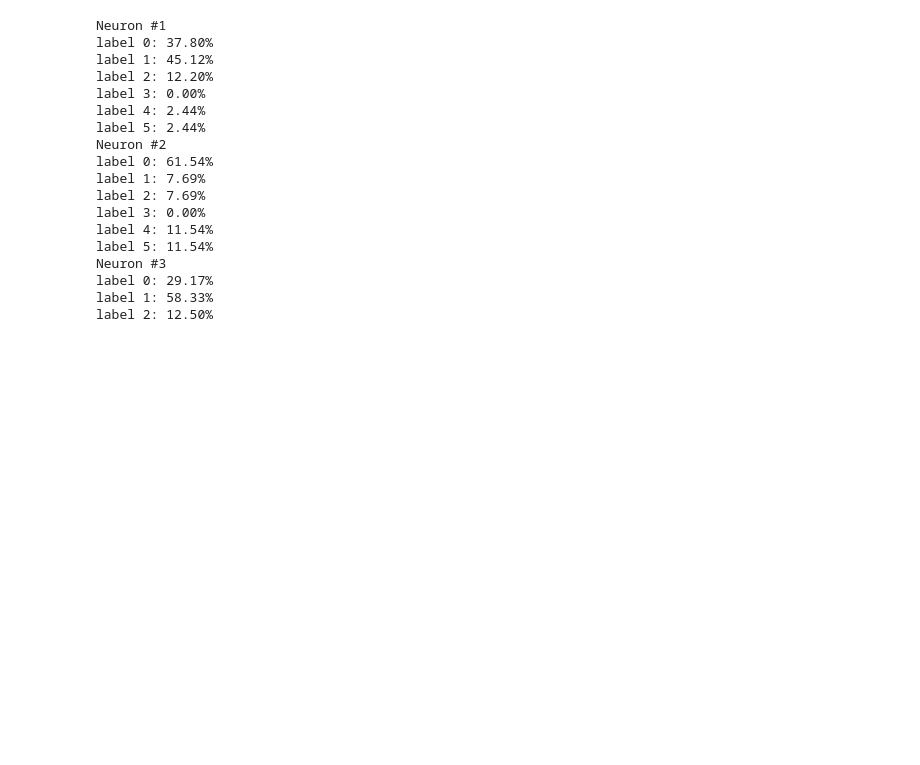
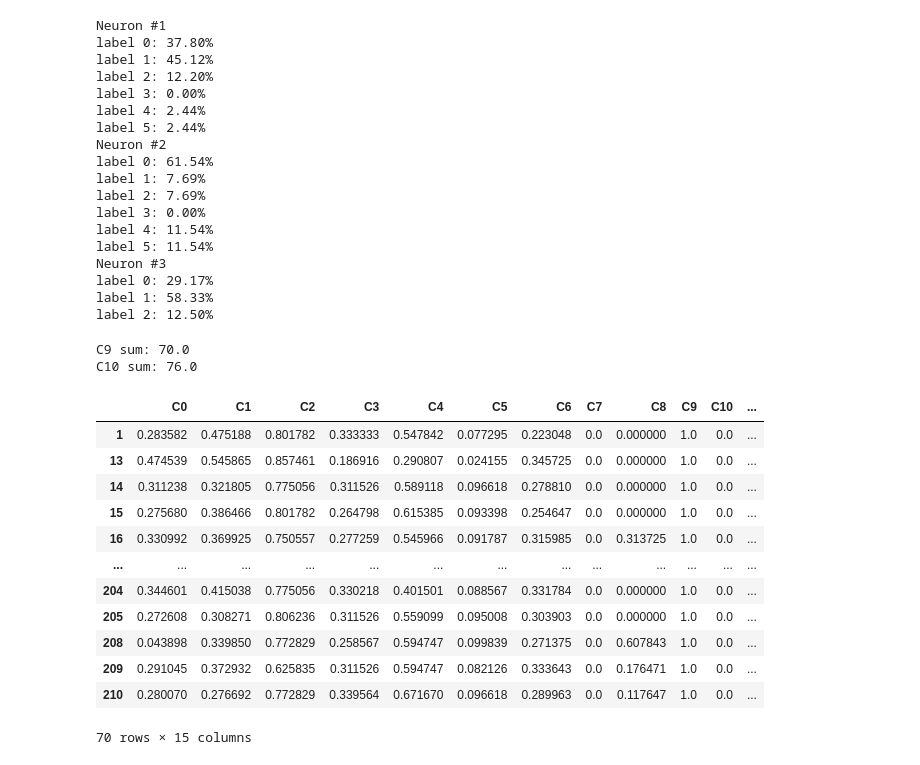
Before and after one commit to RelaxingCoyote/neural_networks, a Jupyter notebook: lb 2 kohonen maps/kohonen_maps.ipynb, the cells around one changed output. Drawn from its saved outputs; the diff is of its cells as text; code cells hidden in the pictures; blank space fills up the shorter version.

```diff
--- a/lb 2 kohonen maps/kohonen_maps.ipynb
+++ b/lb 2 kohonen maps/kohonen_maps.ipynb
@@ -895,3 +914,25 @@ Neuron #3
 label 0: 29.17%
 label 1: 58.33%
 label 2: 12.50%
+# %%
+print('C9 sum:',df['C9'].sum())
+print('C10 sum:',df['C10'].sum())
+# %% [output]
+C9 sum: 70.0
+C10 sum: 76.0
+# %%
+df[df['C9'] == 1]
+# %% [output]
+|  | C0 | C1 | C2 | C3 | C4 | C5 | C6 | C7 | C8 | C9 | C10 | ... |
+| 1 | 0.283582 | 0.475188 | 0.801782 | 0.333333 | 0.547842 | 0.077295 | 0.223048 | 0.0 | 0.000000 | 1.0 | 0.0 | ... |
+| 13 | 0.474539 | 0.545865 | 0.857461 | 0.186916 | 0.290807 | 0.024155 | 0.345725 | 0.0 | 0.000000 | 1.0 | 0.0 | ... |
+| 14 | 0.311238 | 0.321805 | 0.775056 | 0.311526 | 0.589118 | 0.096618 | 0.278810 | 0.0 | 0.000000 | 1.0 | 0.0 | ... |
+| 15 | 0.275680 | 0.386466 | 0.801782 | 0.264798 | 0.615385 | 0.093398 | 0.254647 | 0.0 | 0.000000 | 1.0 | 0.0 | ... |
+| 16 | 0.330992 | 0.369925 | 0.750557 | 0.277259 | 0.545966 | 0.091787 | 0.315985 | 0.0 | 0.313725 | 1.0 | 0.0 | ... |
+| ... | ... | ... | ... | ... | ... | ... | ... | ... | ... | ... | ... | ... |
+| 204 | 0.344601 | 0.415038 | 0.775056 | 0.330218 | 0.401501 | 0.088567 | 0.331784 | 0.0 | 0.000000 | 1.0 | 0.0 | ... |
+| 205 | 0.272608 | 0.308271 | 0.806236 | 0.311526 | 0.559099 | 0.095008 | 0.303903 | 0.0 | 0.000000 | 1.0 | 0.0 | ... |
+| 208 | 0.043898 | 0.339850 | 0.772829 | 0.258567 | 0.594747 | 0.099839 | 0.271375 | 0.0 | 0.607843 | 1.0 | 0.0 | ... |
+| 209 | 0.291045 | 0.372932 | 0.625835 | 0.311526 | 0.594747 | 0.082126 | 0.333643 | 0.0 | 0.176471 | 1.0 | 0.0 | ... |
+| 210 | 0.280070 | 0.276692 | 0.772829 | 0.339564 | 0.671670 | 0.096618 | 0.289963 | 0.0 | 0.117647 | 1.0 | 0.0 | ... |
+70 rows × 15 columns
```
Also changed, not shown: parts of 15 cells of this notebook, 2 other files.
